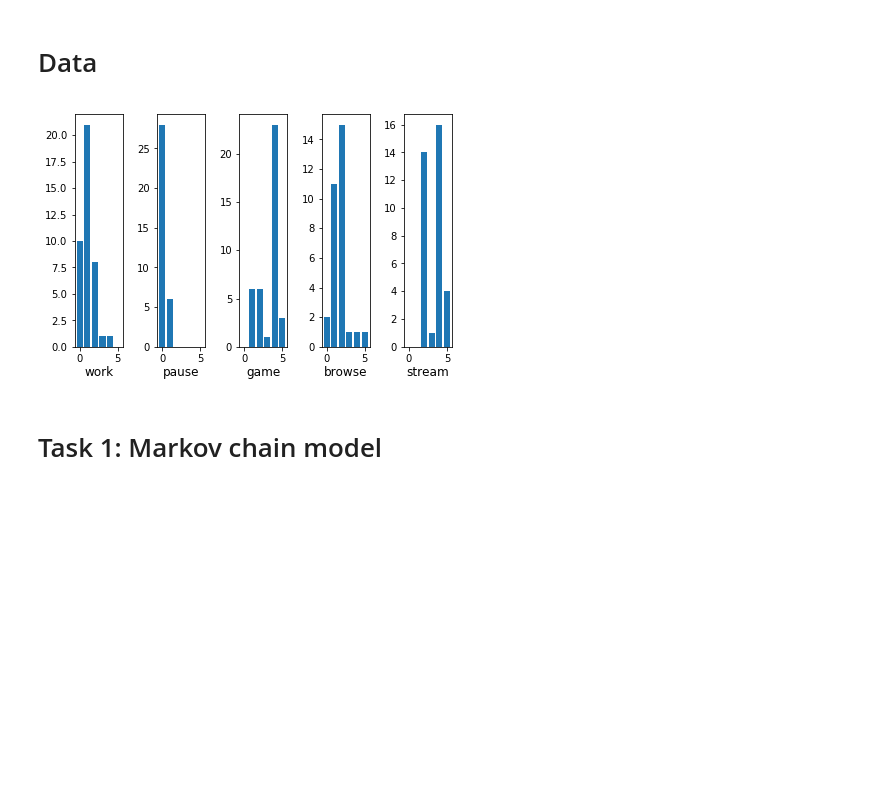
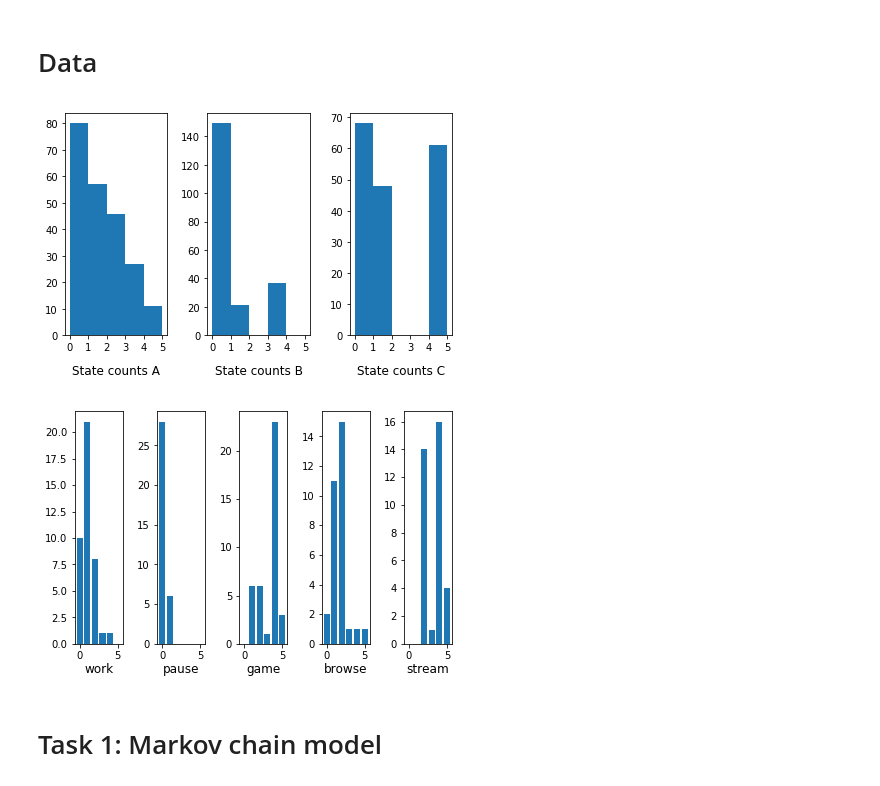
Before and after one commit to m-toman/osue_exercise2, a Jupyter notebook: exercise.ipynb, the cells around one changed output. Drawn from its saved outputs; the diff is of its cells as text; code cells hidden in the pictures; blank space fills up the shorter version.

Commit message:
Plots added

```diff
--- a/exercise.ipynb
+++ b/exercise.ipynb
@@ -46,8 +46,8 @@ def load_observations():
               np.vectorize(observations.get)(data[:, 1]))).T
 
     # counts per activity
-    # dictionary with keys activity, values are arrays
-    # with arr[observation] == count
+    # dictionary with keys activity, values arrays
+    # as arr[observation] == count
     observation_counts = {}
     for row in full_data:
         activity, observation = row
@@ -86,34 +86,53 @@ def plot_results(results_matrix):
     plt.show()
     plt.close(fig)
 
 
 def plot_models(models):
     # chain model
     # if (len(model) == 2):
     plot_transition_matrices(models)
 
 
 def plot_observation_counts(observation_counts):
     """ Plots transition matrices for the provided models """
     fig, axarr = plt.subplots(1, len(observation_counts))
     plt_num = 0
     for activity in observation_counts:
         counts = [int(c) for c in observation_counts[activity]]
         axarr[plt_num].bar(range(len(counts)), counts)
         axarr[plt_num].set_title(states_inv[activity], y=-0.15)
         plt_num += 1
     plt.tight_layout()
     plt.show()
     plt.close(fig)
 
 
+def plot_activities(activities_data):
+    fig, axarr = plt.subplots(1, len(activities_data))
+    plt_num = 0
+    for user in activities_data:
+        user_activities = activities_data[user]
+        flat_activites = [i for sl in user_activities for i in sl]
+        bins = sorted(states.values())
+        bins.append(len(states))
+        axarr[plt_num].hist(flat_activites, bins=bins)
+        axarr[plt_num].set_xticks(bins)
+        axarr[plt_num].set_title("State counts " + user, y=-0.2)
+        plt_num += 1
+    plt.tight_layout()
+    plt.show()
+    plt.close(fig)
+
+
 # load data into global variables
 activities_data = load_activities(users)
 observations_data, observations_counts = load_observations()
 
+plot_activities(activities_data)
 plot_observation_counts(observations_counts)
 # %% [output]
-[figure, old version]
+[figure, new version]
+[figure, added]
 # %% [markdown]
 # Task 1: Markov chain model
 # %%
```
Also changed, not shown: parts of 1 cell of this notebook.
